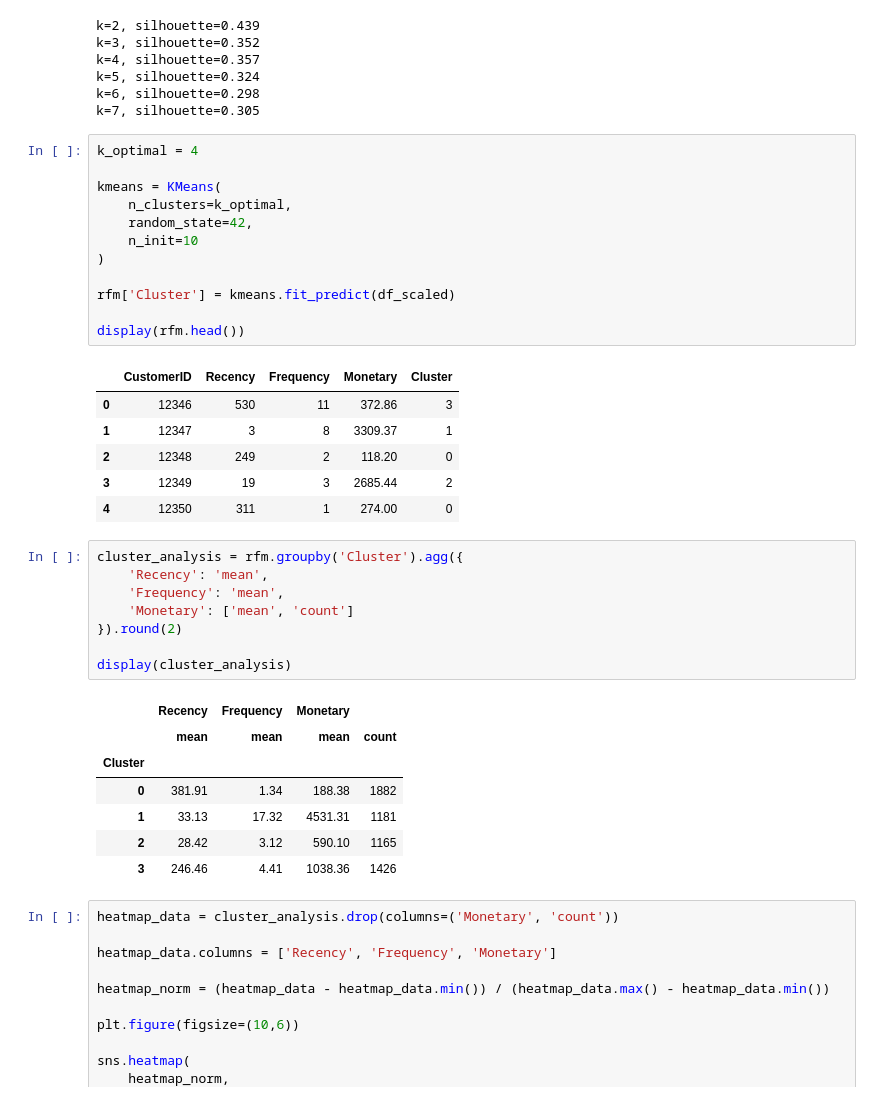
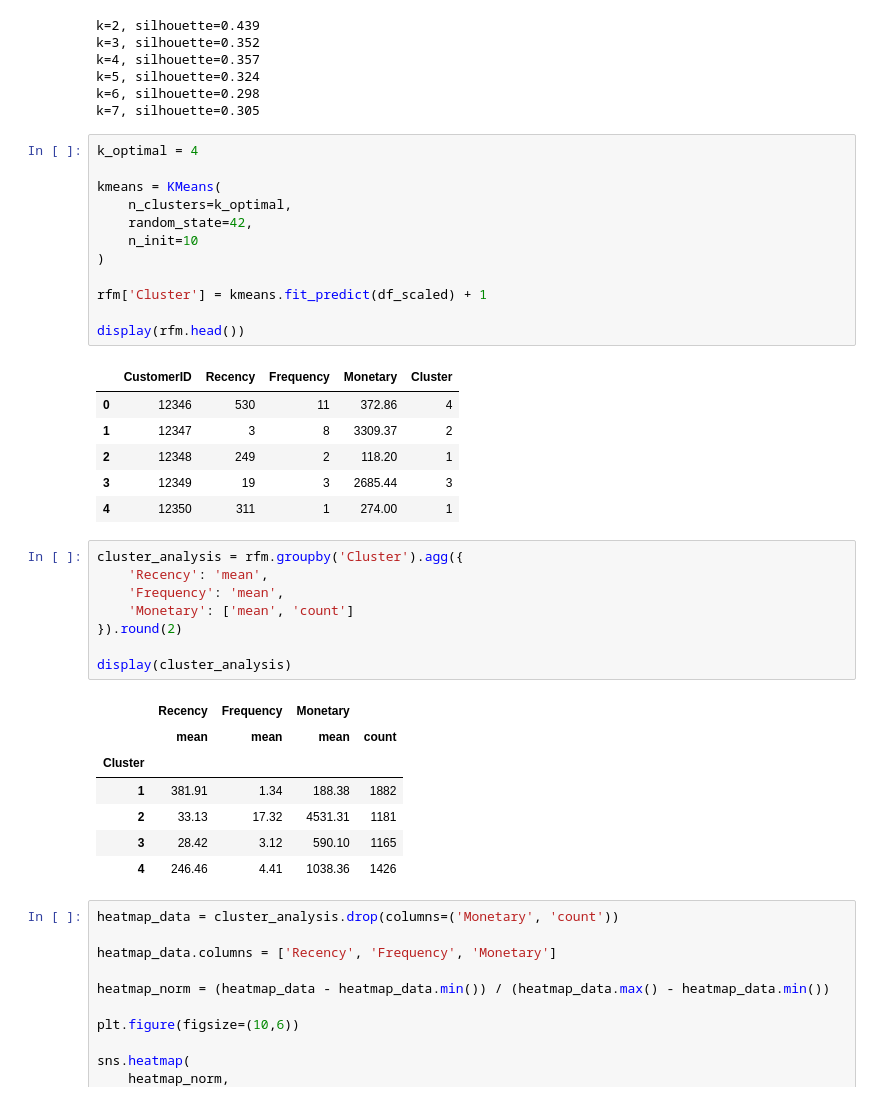
Before and after one commit to hansdarmawann/or2mrfm-1, a Jupyter notebook: notebooks/code.ipynb, the cells around one changed output. Drawn from its saved outputs; the diff is of its cells as text.

Commit message:
Add +1 on cluster.

```diff
--- a/notebooks/code.ipynb
+++ b/notebooks/code.ipynb
@@ -221,22 +221,22 @@ k=7, silhouette=0.305
 # %%
 k_optimal = 4
 
 kmeans = KMeans(
     n_clusters=k_optimal,
     random_state=42,
     n_init=10
 )
 
-rfm['Cluster'] = kmeans.fit_predict(df_scaled)
+rfm['Cluster'] = kmeans.fit_predict(df_scaled) + 1
 
 display(rfm.head())
 # %% [output]
 |  | CustomerID | Recency | Frequency | Monetary | Cluster |
-| 0 | 12346 | 530 | 11 | 372.86 | 3 |
-| 1 | 12347 | 3 | 8 | 3309.37 | 1 |
-| 2 | 12348 | 249 | 2 | 118.20 | 0 |
-| 3 | 12349 | 19 | 3 | 2685.44 | 2 |
-| 4 | 12350 | 311 | 1 | 274.00 | 0 |
+| 0 | 12346 | 530 | 11 | 372.86 | 4 |
+| 1 | 12347 | 3 | 8 | 3309.37 | 2 |
+| 2 | 12348 | 249 | 2 | 118.20 | 1 |
+| 3 | 12349 | 19 | 3 | 2685.44 | 3 |
+| 4 | 12350 | 311 | 1 | 274.00 | 1 |
 # %%
 cluster_analysis = rfm.groupby('Cluster').agg({
     'Recency': 'mean',
@@ -249,10 +249,10 @@ display(cluster_analysis)
 |  | Recency | Frequency | Monetary |  |
 |  | mean | mean | mean | count |
 | Cluster |  |  |  |  |
-| 0 | 381.91 | 1.34 | 188.38 | 1882 |
-| 1 | 33.13 | 17.32 | 4531.31 | 1181 |
-| 2 | 28.42 | 3.12 | 590.10 | 1165 |
-| 3 | 246.46 | 4.41 | 1038.36 | 1426 |
+| 1 | 381.91 | 1.34 | 188.38 | 1882 |
+| 2 | 33.13 | 17.32 | 4531.31 | 1181 |
+| 3 | 28.42 | 3.12 | 590.10 | 1165 |
+| 4 | 246.46 | 4.41 | 1038.36 | 1426 |
 # %%
 heatmap_data = cluster_analysis.drop(columns=('Monetary', 'count'))
 
```
Also changed, not shown: parts of 1 cell of this notebook, 3 other files.
